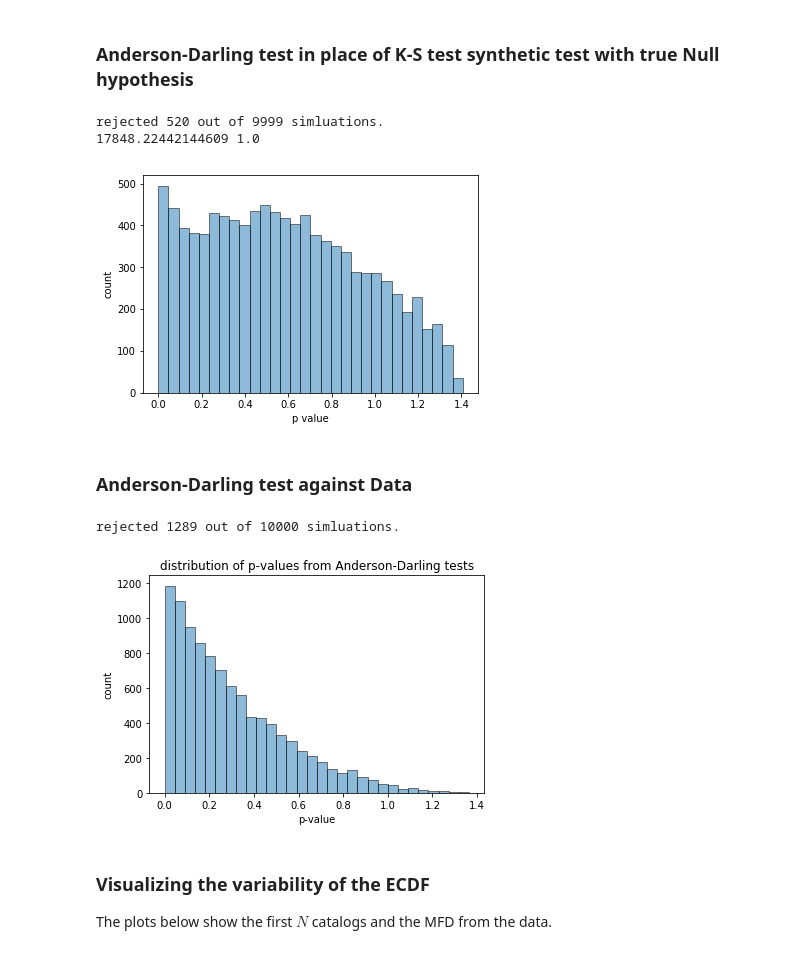
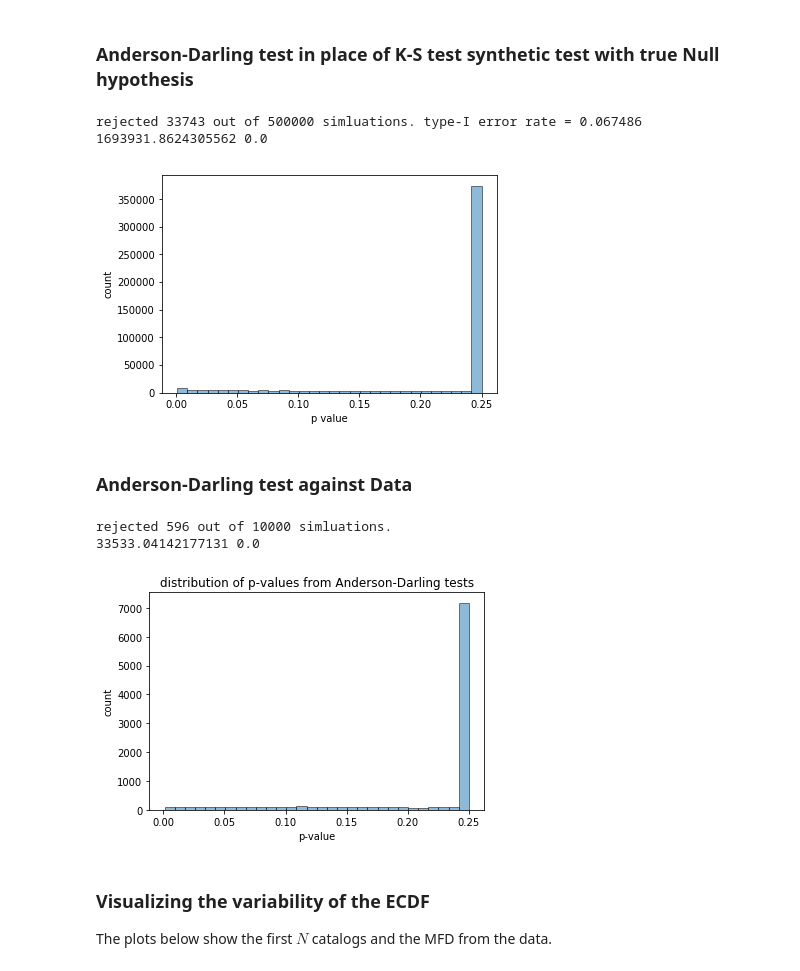
Before and after one commit to SCECcode/pycsep, a Jupyter notebook: notes/m_test_notes.ipynb, the cells around one changed output. Drawn from its saved outputs; the diff is of its cells as text; code cells hidden in the pictures.

Commit message:
added notes on simulation based tests

```diff
--- a/notes/m_test_notes.ipynb
+++ b/notes/m_test_notes.ipynb
@@ -217,7 +217,7 @@ rejected 121 out of 1000 simluations.
 # %% [markdown]
 ### For discretized implementation
 # %%
-from scipy.stats import poisson, norm
+from scipy.stats import norm
 from scipy.stats.distributions import chi2
 
 mu = 0.0
@@ -229,7 +229,7 @@ alpha = 0.05
 p_values = []
 rejections = 0
 for idx in range(N):
-    d, p_value = my_ks_2samp(m0, mi[idx], dmw=0.25)
+    d, p_value = my_ks_2samp(m0, mi[idx], dmw=0.1)
     p_values.append(p_value)
     if p_value < alpha:
         rejections = rejections + 1
@@ -239,9 +239,6 @@ counts, bins, pathces = hist(p_values, bins=30, edgecolor='black', alpha=0.5)
 xlabel('p value')
 ylabel('count')
 
-# some issue with p_values, maybe related to scipy implementation of ks.sf()
-p_values[p_values >= 1.0] = 1.0
-
 print('Rejected {} out of {} simluations.'.format(rejections, N))
 
 # combine statistical tests using fisher's combined probability test
@@ -308,7 +305,7 @@ rejections = 0
 for idx in range(N):
     m0_mws = m0.get_magnitudes()
     mi_mws = mi[idx].get_magnitudes()
-    d, p_value = my_ks_2samp(m0_mws, mi_mws, dmw=0.25)
+    d, p_value = my_ks_2samp(m0_mws, mi_mws, dmw=0.1)
     p_values.append(p_value)
     if p_value < alpha:
         rejections = rejections + 1
@@ -341,13 +338,14 @@ The type-I error seems to be off for this particular test. We expect a type-I er
 # %%
 obs = comcat.get_magnitudes()
 alpha = 0.05
+N = len(u3catalogs)
 
 rejections = 0
 p_values = []
 
 for u3cat in u3catalogs:
     mws = u3cat.get_magnitudes()
-    d, p_val = my_ks_2samp(obs, mws, dmw=0.25)
+    d, p_val = my_ks_2samp(obs, mws, dmw=0.1)
     p_values.append(p_val)
     if p_val < alpha:
         rejections = rejections + 1
@@ -358,9 +356,6 @@ h = xlabel('p-value')
 h = ylabel('count')
 h = title('distribution of p-values from KS tests')
 
-# some issue with p_values, maybe related to scipy implementation of ks.sf() or eps.
-p_values[p_values >= 1.0] = 1.0
-
 # display rejection
 print('rejected {} out of {} simluations.'.format(rejections, len(u3catalogs)))
 
@@ -481,50 +448,56 @@ As expected, makes no difference to discretize first then compute the ECDF or co
 # %%
 from scipy.stats import anderson_ksamp
 
-m0 = u3catalogs[0]
-mi = u3catalogs[1:]
-N = len(mi)
+
 alpha = 0.05
-dmw = 0.25
+dmw = 0.1
 
 p_values = []
 rejections = 0
-for idx in range(N):
+M = 500
+for _ in range(M):
+    idm = numpy.random.randint(0, high=9999)
+    m0 = u3catalogs[idm]
     m0_mws = m0.get_magnitudes()
-    mi_mws = mi[idx].get_magnitudes()
-    # create bins based on data (csep1 used fixed bins)
-    global_min = min([min(m0_mws), min(mi_mws)])
-    global_max = max([max(m0_mws), max(mi_mws)])
-    mws = arange(global_min, global_max+2*dmw, dmw)
-    # get discretized vectors
-    m0_disc = discretize(m0_mws, mws)
-    mi_disc = discretize(mi_mws, mws)
-    a_stat, crit_vals, p_value = anderson_ksamp([m0_disc, mi_disc])
-    # special for anderson-darling
-    p_values.append(p_value)
-    if a_stat >= crit_vals[2]:
-        rejections = rejections + 1
+    mi = u3catalogs
+    N = len(mi)
+    idxs = numpy.random.randint(0, high=9999, size=1000)
+    for idx in idxs:
+        mi_mws = mi[idx].get_magnitudes()
+        # create bins based on data (csep1 used fixed bins)
+        global_min = min([min(m0_mws), min(mi_mws)])
+        global_max = max([max(m0_mws), max(mi_mws)])
+        mws = arange(global_min, global_max+2*dmw, dmw)
+        m0_disc = discretize(m0_mws, mws)
+        mi_disc = discretize(mi_mws, mws)
+        a_stat, crit_vals, p_value = anderson_ksamp([m0_disc, mi_disc])
+        # special for anderson-darling
+        p_values.append(p_value)
+        # crit_vals[2] corresponds to alpha=0.05
+        if a_stat >= crit_vals[2]:
+            rejections = rejections + 1
 
 p_values = np.array(p_values)
 # some issue with p_values, maybe related to scipy implementation of ks.sf() or eps or extrapolation.
 counts, bins, pathces = hist(p_values, bins=30, edgecolor='black', alpha=0.5)
+k = len(p_values)
 xlabel('p value')
 ylabel('count')
-print('rejected {} out of {} simluations.'.format(rejections, N))
+print('rejected {} out of {} simluations. type-I error rate = {}'.format(rejections, k, rejections/k))
 
 # combine statistical tests using fisher's combined probability test
 chi_f = -2 * np.sum(np.log(p_values))
-p_value = scipy.stats.distributions.chi2.sf(chi_f, 2*N)
+p_value = scipy.stats.distributions.chi2.sf(chi_f, 2*k)
 print(chi_f, p_value)
 # %% [output]
-rejected 520 out of 9999 simluations.
-17848.22442144609 1.0
+rejected 33743 out of 500000 simluations. type-I error rate = 0.067486
+1693931.8624305562 0.0
-[figure, old version]
+[figure, new version]
 # %% [markdown]
 ### Anderson-Darling test against Data
 # %%
 alpha = 0.05
-dmw = 0.25
+dmw = 0.1
 rejections = 0
 p_values = []
 obs = comcat.get_magnitudes()
@@ -554,9 +527,14 @@ h = title('distribution of p-values from Anderson-Darling tests')
 
 # display rejection
 print('rejected {} out of {} simluations.'.format(rejections, len(u3catalogs)))
+# combine statistical tests using fisher's combined probability test
+chi_f = -2 * np.sum(np.log(p_values))
+p_value = scipy.stats.distributions.chi2.sf(chi_f, 2*N)
+print(chi_f, p_value)
 # %% [output]
-rejected 1289 out of 10000 simluations.
+rejected 596 out of 10000 simluations.
+33533.04142177131 0.0
-[figure, old version]
+[figure, new version]
 # %% [markdown]
 ### Visualizing the variability of the ECDF
 
```
Also changed, not shown: parts of 24 cells of this notebook, 3 other files.
